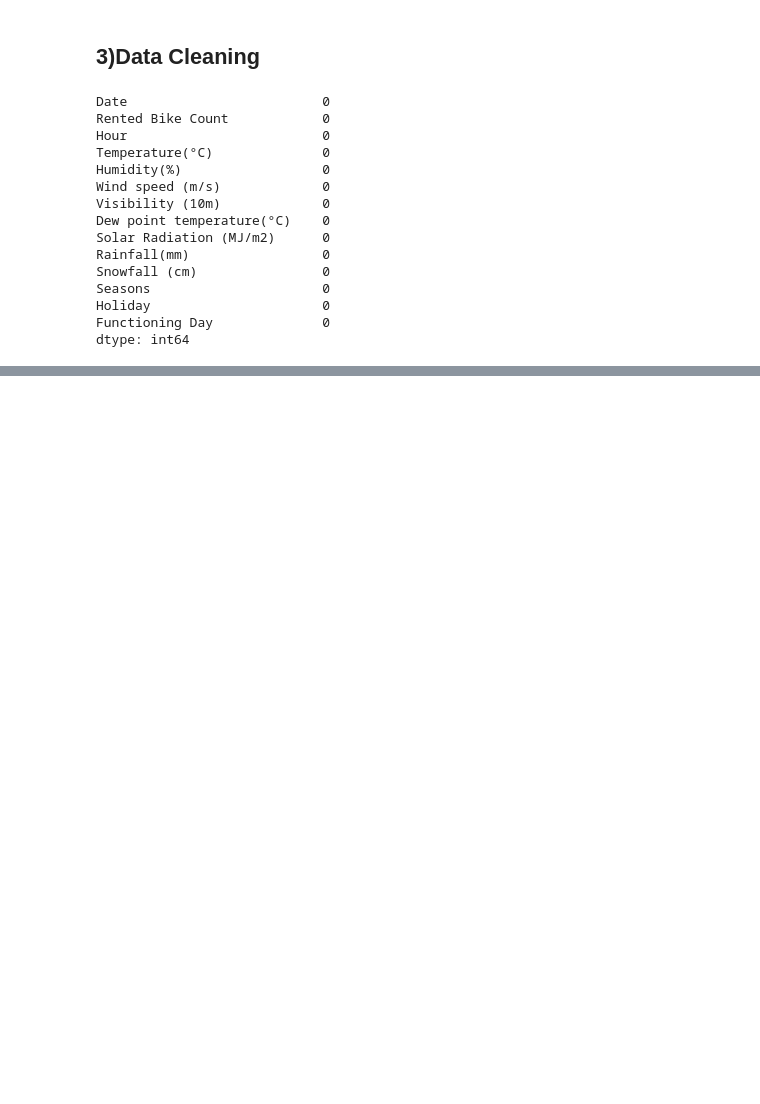
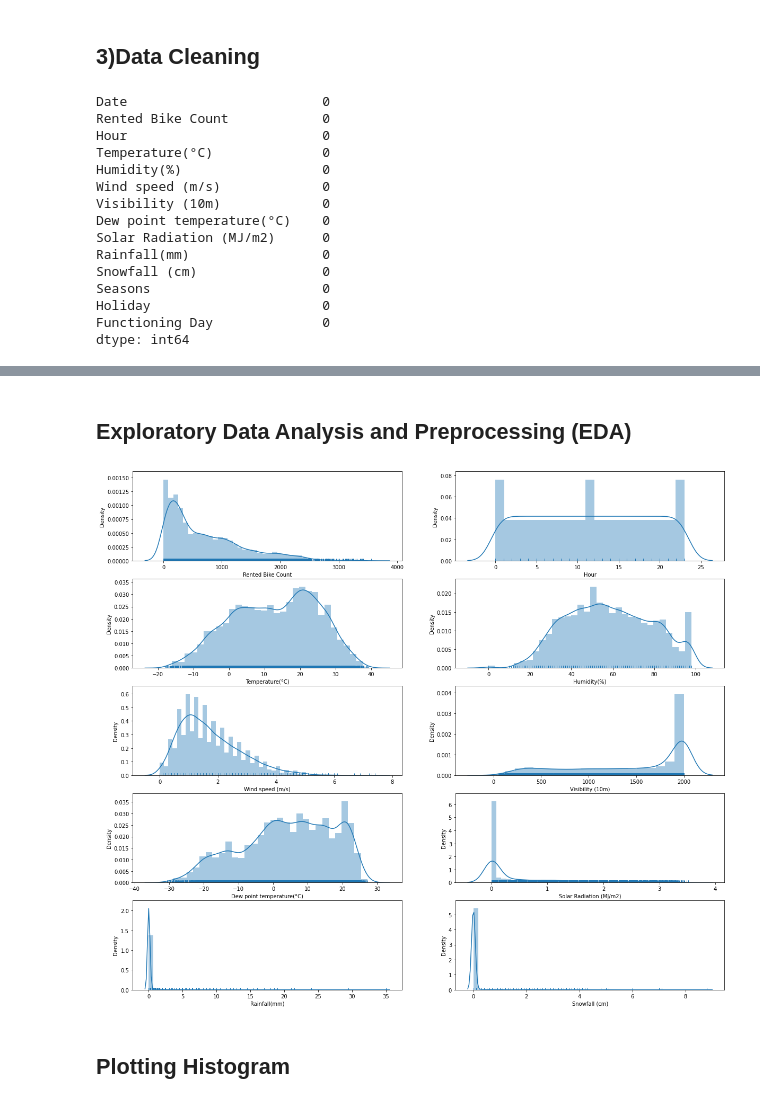
Before and after one commit to RohanAG2806/Bike-sharing-demand-prediction, a Jupyter notebook: Bike_Sharing_Demand_Prediction_Capstone_Project.ipynb, the cells around one changed output, grey strips where cells are left out. Cells and saved outputs as stored; diff of their text form; code cells hidden in the pictures; blank space fills up the shorter version.

```diff
--- a/Bike_Sharing_Demand_Prediction_Capstone_Project.ipynb
+++ b/Bike_Sharing_Demand_Prediction_Capstone_Project.ipynb
@@ -127,0 +152,4 @@ dtype: int64
+# %%
+numerical_features = data.describe().columns
+dist_column = list(numerical_features)
+dist_column
@@ -127,0 +167,12 @@ dtype: int64
+# %% [markdown]
+## **Exploratory Data Analysis and Preprocessing (EDA)**
+# %%
+#Distributions of various features in the dataset
+plt.figure(figsize=(20,18))
+for i in range(len(dist_column)):
+  plt.subplot(5,2,i+1)
+  sns.distplot(data[dist_column[i]],hist=True,rug=True)
+# %% [output]
+[figure, added]
+# %% [markdown]
+## **Plotting Histogram**
```
Also changed, not shown: parts of 70 cells of this notebook.
